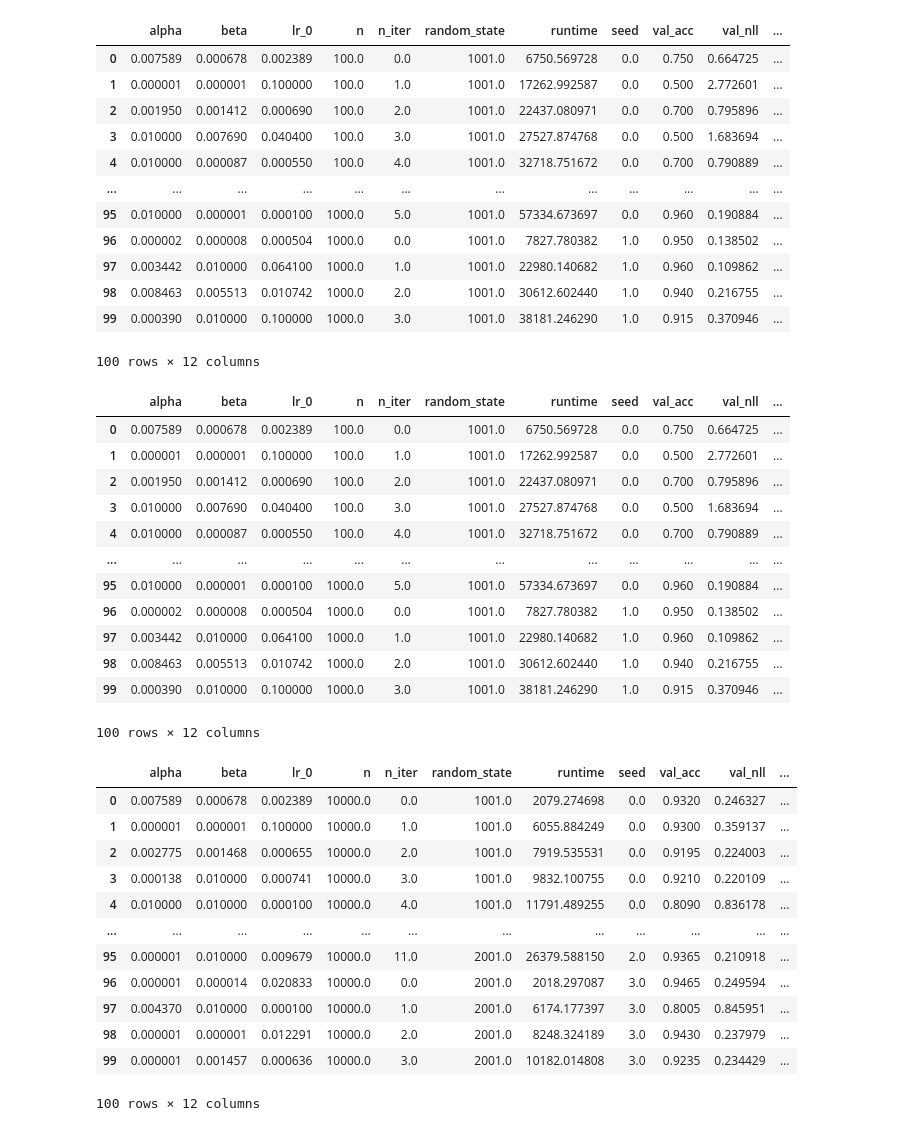
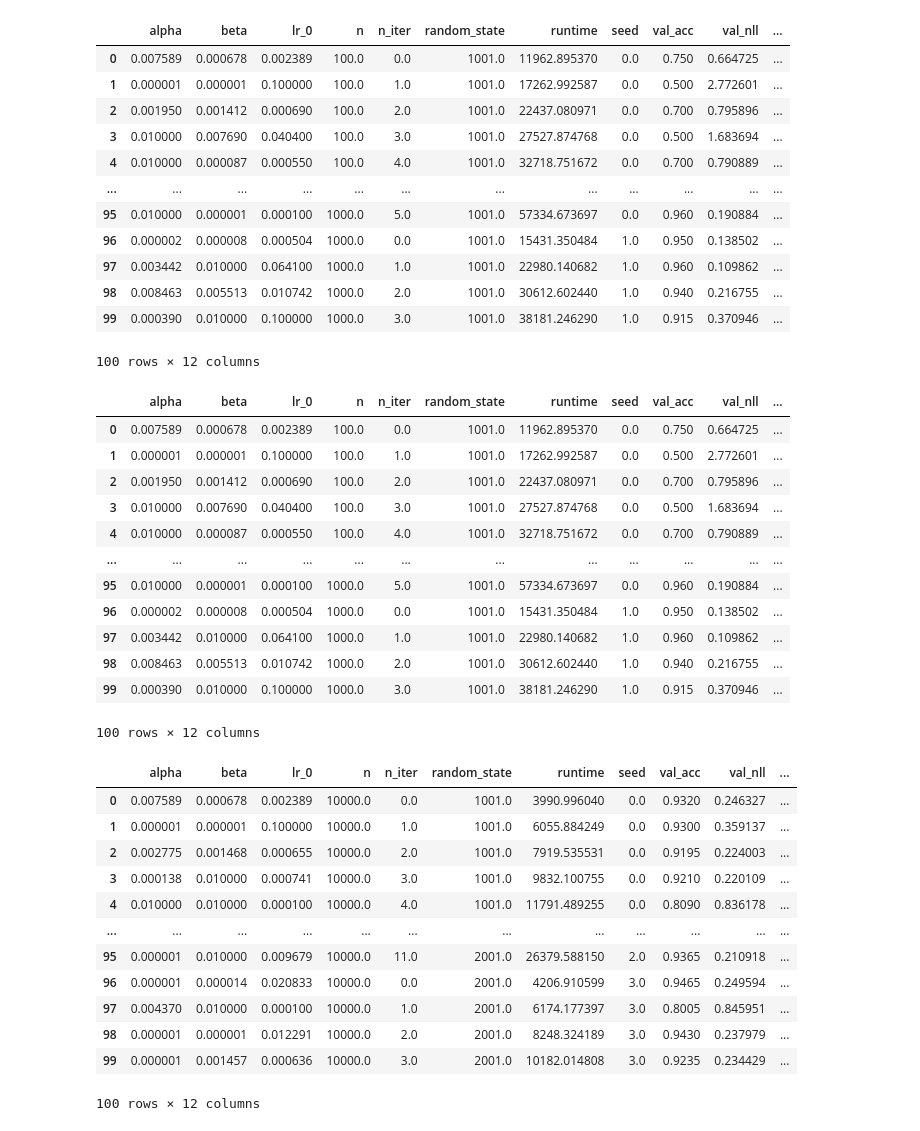
Before and after one commit to tufts-ml/data-emphasized-ELBo, a Jupyter notebook: notebooks/CIFAR-10_BO.ipynb, the cells around one changed output. Drawn from its saved outputs; the diff is of its cells as text; code cells hidden in the pictures.

```diff
--- a/notebooks/CIFAR-10_BO.ipynb
+++ b/notebooks/CIFAR-10_BO.ipynb
@@ -152,7 +152,7 @@ random_states = [1001, 2001, 3001]
 retrained_experiments_dir = "/cluster/tufts/hugheslab/eharve06/data-emphasized-ELBo/experiments/retrained_CIFAR-10_ConvNeXt-Tiny_BO"
 tuned_experiments_dir = "/cluster/tufts/hugheslab/eharve06/data-emphasized-ELBo/experiments/tuned_CIFAR-10_ConvNeXt-Tiny_BO"
 
-n_iters = 0
+n_iters = 35
 seeds = [0, 1, 2, 3, 4]
 
 bounds = torch.tensor([[-6, -6, -4], [-2, -2, -1]], dtype=torch.double)
@@ -176,8 +176,7 @@ for n, random_state, seed in itertools.product(ns, random_states, seeds):
     alpha_star, beta_star, lr_0_star = 10**train_X_bounded[torch.argmax(train_Y)]
     print_job(alpha_star, beta_star, dataset, dataset_dir, retrained_experiments_dir, lr_0_star, method, model, model_arch, n, prior_dir, prior_type, random_state, True, False)
 
-    runtime = 0.0
-    runtime = get_runtime(alpha, beta, tuned_experiments_dir, model, lr_0, n, random_state, True)
+    runtime = get_runtime(alpha, beta, tuned_experiments_dir, lr_0, model, n, random_state, True)
     runtime += get_runtime(alpha_star, beta_star, retrained_experiments_dir, lr_0_star, model, n, random_state, False)
 
     val_acc = get_val_or_test_acc(alpha, beta, tuned_experiments_dir, lr_0, model, n, random_state, True)
@@ -203,7 +202,6 @@ for n, random_state, seed in itertools.product(ns, random_states, seeds):
         alpha_star, beta_star, lr_0_star = 10**train_X_bounded[torch.argmax(train_Y)]
         #print_job(alpha_star, beta_star, dataset, dataset_dir, retrained_experiments_dir, lr_0_star, method, model, model_arch, n, prior_dir, prior_type, random_state, True, False)
 
-        runtime = 0.0
         runtime = sum([get_runtime(10**x[0], 10**x[1], tuned_experiments_dir, 10**x[2], model, n, random_state, True) for x in train_X_bounded])
         runtime += get_runtime(alpha_star, beta_star, retrained_experiments_dir, lr_0_star, model, n, random_state, False)
 
@@ -318,8 +298,7 @@ for n, random_state, seed in itertools.product(ns, random_states, seeds):
     alpha_star, beta_star, lr_0_star = 10**train_X_bounded[torch.argmax(train_Y)]
     print_job(alpha_star, beta_star, dataset, dataset_dir, retrained_experiments_dir, lr_0_star, method, model, model_arch, n, prior_dir, prior_type, random_state, True, False)
 
-    runtime = 0.0
-    runtime = get_runtime(alpha, beta, tuned_experiments_dir, model, lr_0, n, random_state, True)
+    runtime = get_runtime(alpha, beta, tuned_experiments_dir, lr_0, model, n, random_state, True)
     runtime += get_runtime(alpha_star, beta_star, retrained_experiments_dir, lr_0_star, model, n, random_state, False)
 
     val_acc = get_val_or_test_acc(alpha, beta, tuned_experiments_dir, lr_0, model, n, random_state, True)
@@ -332,60 +311,59 @@ for n, random_state, seed in itertools.product(ns, random_states, seeds):
 
     for i in range(1, n_iters+1):
 
         candidate = get_candidate(train_X, train_Y, seed)
         candidate_bounded = (bounds[1] - bounds[0]) * candidate + bounds[0]
         train_X = torch.cat([train_X, candidate])
         train_X_bounded = (bounds[1] - bounds[0]) * train_X + bounds[0]
 
         alpha, beta, lr_0 = 10**candidate_bounded[0]
         print_job(alpha, beta, dataset, dataset_dir, tuned_experiments_dir, lr_0, method, model, model_arch, n, prior_dir, prior_type, random_state, False, True)
 
         train_Y = torch.tensor([[-get_val_or_test_nll(10**x[0], 10**x[1], tuned_experiments_dir, 10**x[2], model, n, random_state, True)] for x in train_X_bounded], dtype=torch.float64)
 
         alpha_star, beta_star, lr_0_star = 10**train_X_bounded[torch.argmax(train_Y)]
         #print_job(alpha_star, beta_star, dataset, dataset_dir, retrained_experiments_dir, lr_0_star, method, model, model_arch, n, prior_dir, prior_type, random_state, True, False)
 
-        runtime = 0.0
         runtime = sum([get_runtime(10**x[0], 10**x[1], tuned_experiments_dir, 10**x[2], model, n, random_state, True) for x in train_X_bounded])
         runtime += get_runtime(alpha_star, beta_star, retrained_experiments_dir, lr_0_star, model, n, random_state, False)
 
         val_acc = get_val_or_test_acc(alpha, beta, tuned_experiments_dir, lr_0, model, n, random_state, True)
         val_nll = get_val_or_test_nll(alpha, beta, tuned_experiments_dir, lr_0, model, n, random_state, True)
         test_acc = get_val_or_test_acc(alpha_star, beta_star, retrained_experiments_dir, lr_0_star, model, n, random_state, False)
         test_nll = get_val_or_test_nll(alpha_star, beta_star, retrained_experiments_dir, lr_0_star, model, n, random_state, False)
 
         row = [alpha.item(), beta.item(), lr_0.item(), n, i, random_state, runtime, seed, val_acc, val_nll, test_acc, test_nll]
         cifar10_bo_df.loc[len(cifar10_bo_df)] = row
 
 cifar10_bo_df.head(100)
 # %% [output]
 |  | alpha | beta | lr_0 | n | n_iter | random_state | runtime | seed | val_acc | val_nll | ... |
-| 0 | 0.007589 | 0.000678 | 0.002389 | 100.0 | 0.0 | 1001.0 | 6750.569728 | 0.0 | 0.750 | 0.664725 | ... |
+| 0 | 0.007589 | 0.000678 | 0.002389 | 100.0 | 0.0 | 1001.0 | 11962.895370 | 0.0 | 0.750 | 0.664725 | ... |
 | 1 | 0.000001 | 0.000001 | 0.100000 | 100.0 | 1.0 | 1001.0 | 17262.992587 | 0.0 | 0.500 | 2.772601 | ... |
 | 2 | 0.001950 | 0.001412 | 0.000690 | 100.0 | 2.0 | 1001.0 | 22437.080971 | 0.0 | 0.700 | 0.795896 | ... |
 | 3 | 0.010000 | 0.007690 | 0.040400 | 100.0 | 3.0 | 1001.0 | 27527.874768 | 0.0 | 0.500 | 1.683694 | ... |
 | 4 | 0.010000 | 0.000087 | 0.000550 | 100.0 | 4.0 | 1001.0 | 32718.751672 | 0.0 | 0.700 | 0.790889 | ... |
 | ... | ... | ... | ... | ... | ... | ... | ... | ... | ... | ... | ... |
 | 95 | 0.010000 | 0.000001 | 0.000100 | 1000.0 | 5.0 | 1001.0 | 57334.673697 | 0.0 | 0.960 | 0.190884 | ... |
-| 96 | 0.000002 | 0.000008 | 0.000504 | 1000.0 | 0.0 | 1001.0 | 7827.780382 | 1.0 | 0.950 | 0.138502 | ... |
+| 96 | 0.000002 | 0.000008 | 0.000504 | 1000.0 | 0.0 | 1001.0 | 15431.350484 | 1.0 | 0.950 | 0.138502 | ... |
 | 97 | 0.003442 | 0.010000 | 0.064100 | 1000.0 | 1.0 | 1001.0 | 22980.140682 | 1.0 | 0.960 | 0.109862 | ... |
 | 98 | 0.008463 | 0.005513 | 0.010742 | 1000.0 | 2.0 | 1001.0 | 30612.602440 | 1.0 | 0.940 | 0.216755 | ... |
 | 99 | 0.000390 | 0.010000 | 0.100000 | 1000.0 | 3.0 | 1001.0 | 38181.246290 | 1.0 | 0.915 | 0.370946 | ... |
 100 rows × 12 columns
 # %%
-#cifar10_bo_df.to_csv("CIFAR-10_ViT_B_16_BO.csv", index=False)
+cifar10_bo_df.to_csv("CIFAR-10_ViT_B_16_BO.csv", index=False)
 cifar10_bo_df = pd.read_csv("CIFAR-10_ViT_B_16_BO.csv")
 cifar10_bo_df.head(100)
 # %% [output]
 |  | alpha | beta | lr_0 | n | n_iter | random_state | runtime | seed | val_acc | val_nll | ... |
-| 0 | 0.007589 | 0.000678 | 0.002389 | 100.0 | 0.0 | 1001.0 | 6750.569728 | 0.0 | 0.750 | 0.664725 | ... |
+| 0 | 0.007589 | 0.000678 | 0.002389 | 100.0 | 0.0 | 1001.0 | 11962.895370 | 0.0 | 0.750 | 0.664725 | ... |
 | 1 | 0.000001 | 0.000001 | 0.100000 | 100.0 | 1.0 | 1001.0 | 17262.992587 | 0.0 | 0.500 | 2.772601 | ... |
 | 2 | 0.001950 | 0.001412 | 0.000690 | 100.0 | 2.0 | 1001.0 | 22437.080971 | 0.0 | 0.700 | 0.795896 | ... |
 | 3 | 0.010000 | 0.007690 | 0.040400 | 100.0 | 3.0 | 1001.0 | 27527.874768 | 0.0 | 0.500 | 1.683694 | ... |
 | 4 | 0.010000 | 0.000087 | 0.000550 | 100.0 | 4.0 | 1001.0 | 32718.751672 | 0.0 | 0.700 | 0.790889 | ... |
 | ... | ... | ... | ... | ... | ... | ... | ... | ... | ... | ... | ... |
 | 95 | 0.010000 | 0.000001 | 0.000100 | 1000.0 | 5.0 | 1001.0 | 57334.673697 | 0.0 | 0.960 | 0.190884 | ... |
-| 96 | 0.000002 | 0.000008 | 0.000504 | 1000.0 | 0.0 | 1001.0 | 7827.780382 | 1.0 | 0.950 | 0.138502 | ... |
+| 96 | 0.000002 | 0.000008 | 0.000504 | 1000.0 | 0.0 | 1001.0 | 15431.350484 | 1.0 | 0.950 | 0.138502 | ... |
 | 97 | 0.003442 | 0.010000 | 0.064100 | 1000.0 | 1.0 | 1001.0 | 22980.140682 | 1.0 | 0.960 | 0.109862 | ... |
 | 98 | 0.008463 | 0.005513 | 0.010742 | 1000.0 | 2.0 | 1001.0 | 30612.602440 | 1.0 | 0.940 | 0.216755 | ... |
 | 99 | 0.000390 | 0.010000 | 0.100000 | 1000.0 | 3.0 | 1001.0 | 38181.246290 | 1.0 | 0.915 | 0.370946 | ... |
@@ -439,8 +417,7 @@ for n, random_state, seed in itertools.product(ns, random_states, seeds):
     alpha_star, beta_star, lr_0_star = 10**train_X_bounded[torch.argmax(train_Y)]
     print_job(alpha_star, beta_star, dataset, dataset_dir, retrained_experiments_dir, lr_0_star, method, model, model_arch, n, prior_dir, prior_type, random_state, True, False)
 
-    runtime = 0.0
-    runtime = get_runtime(alpha, beta, tuned_experiments_dir, model, lr_0, n, random_state, True)
+    runtime = get_runtime(alpha, beta, tuned_experiments_dir, lr_0, model, n, random_state, True)
     runtime += get_runtime(alpha_star, beta_star, retrained_experiments_dir, lr_0_star, model, n, random_state, False)
 
     val_acc = get_val_or_test_acc(alpha, beta, tuned_experiments_dir, lr_0, model, n, random_state, True)
@@ -466,7 +443,6 @@ for n, random_state, seed in itertools.product(ns, random_states, seeds):
         alpha_star, beta_star, lr_0_star = 10**train_X_bounded[torch.argmax(train_Y)]
         #print_job(alpha_star, beta_star, dataset, dataset_dir, retrained_experiments_dir, lr_0_star, method, model, model_arch, n, prior_dir, prior_type, random_state, True, False)
 
-        runtime = 0.0
         runtime = sum([get_runtime(10**x[0], 10**x[1], tuned_experiments_dir, 10**x[2], model, n, random_state, True) for x in train_X_bounded])
         runtime += get_runtime(alpha_star, beta_star, retrained_experiments_dir, lr_0_star, model, n, random_state, False)
 
@@ -481,14 +457,14 @@ for n, random_state, seed in itertools.product(ns, random_states, seeds):
 cifar10_bo_df.head(100)
 # %% [output]
 |  | alpha | beta | lr_0 | n | n_iter | random_state | runtime | seed | val_acc | val_nll | ... |
-| 0 | 0.007589 | 0.000678 | 0.002389 | 10000.0 | 0.0 | 1001.0 | 2079.274698 | 0.0 | 0.9320 | 0.246327 | ... |
+| 0 | 0.007589 | 0.000678 | 0.002389 | 10000.0 | 0.0 | 1001.0 | 3990.996040 | 0.0 | 0.9320 | 0.246327 | ... |
 | 1 | 0.000001 | 0.000001 | 0.100000 | 10000.0 | 1.0 | 1001.0 | 6055.884249 | 0.0 | 0.9300 | 0.359137 | ... |
 | 2 | 0.002775 | 0.001468 | 0.000655 | 10000.0 | 2.0 | 1001.0 | 7919.535531 | 0.0 | 0.9195 | 0.224003 | ... |
 | 3 | 0.000138 | 0.010000 | 0.000741 | 10000.0 | 3.0 | 1001.0 | 9832.100755 | 0.0 | 0.9210 | 0.220109 | ... |
 | 4 | 0.010000 | 0.010000 | 0.000100 | 10000.0 | 4.0 | 1001.0 | 11791.489255 | 0.0 | 0.8090 | 0.836178 | ... |
 | ... | ... | ... | ... | ... | ... | ... | ... | ... | ... | ... | ... |
 | 95 | 0.000001 | 0.010000 | 0.009679 | 10000.0 | 11.0 | 2001.0 | 26379.588150 | 2.0 | 0.9365 | 0.210918 | ... |
-| 96 | 0.000001 | 0.000014 | 0.020833 | 10000.0 | 0.0 | 2001.0 | 2018.297087 | 3.0 | 0.9465 | 0.249594 | ... |
+| 96 | 0.000001 | 0.000014 | 0.020833 | 10000.0 | 0.0 | 2001.0 | 4206.910599 | 3.0 | 0.9465 | 0.249594 | ... |
 | 97 | 0.004370 | 0.010000 | 0.000100 | 10000.0 | 1.0 | 2001.0 | 6174.177397 | 3.0 | 0.8005 | 0.845951 | ... |
 | 98 | 0.000001 | 0.000001 | 0.012291 | 10000.0 | 2.0 | 2001.0 | 8248.324189 | 3.0 | 0.9430 | 0.237979 | ... |
 | 99 | 0.000001 | 0.001457 | 0.000636 | 10000.0 | 3.0 | 2001.0 | 10182.014808 | 3.0 | 0.9235 | 0.234429 | ... |
```
Also changed, not shown: parts of 3 cells of this notebook, 27 other files.
